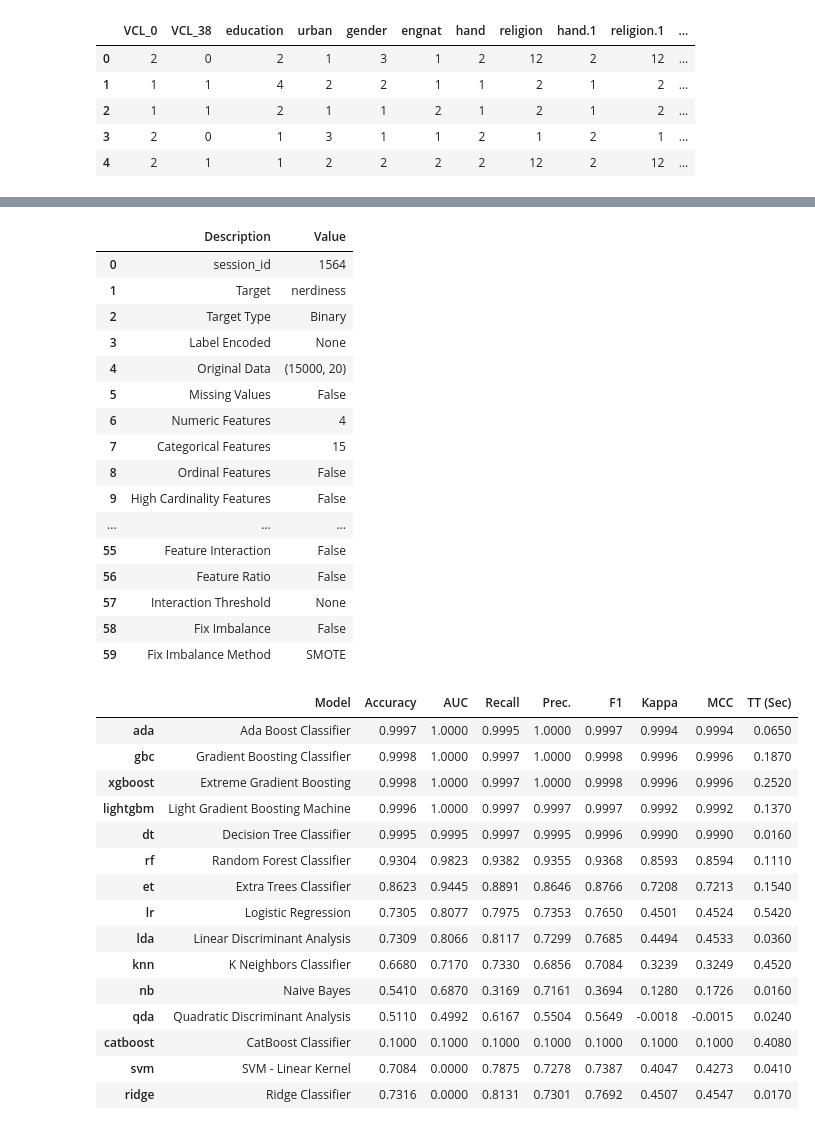
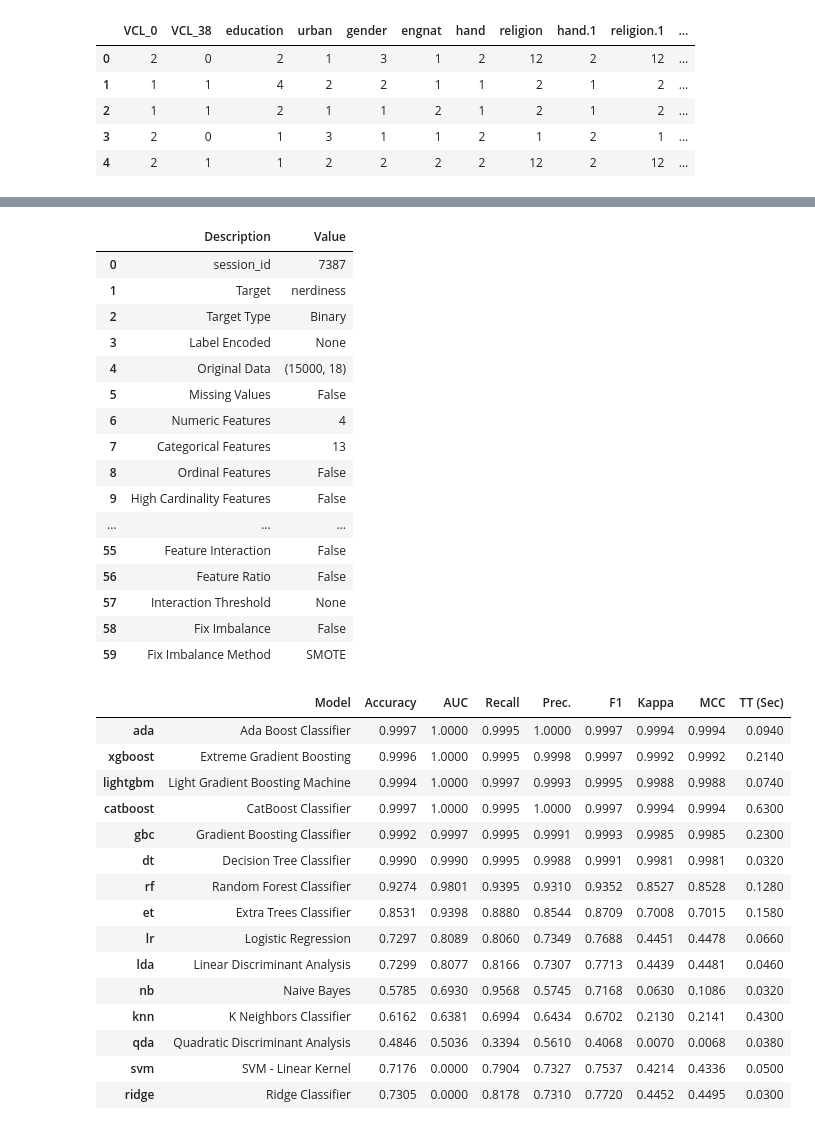
Before and after one commit to Seokii/2022_SWAI_Qualifiers, a Jupyter notebook: notebooks/auto_minseok.ipynb, the cells around one changed output, grey strips where cells are left out. Cells and saved outputs as stored; diff of their text form; code cells hidden in the pictures.

```diff
--- a/notebooks/auto_minseok.ipynb
+++ b/notebooks/auto_minseok.ipynb
@@ -22,17 +95,17 @@ train.head()
 # %%
 from pycaret.classification import *
 # %%
-clf = setup(data = train, target = 'nerdiness')
+clf = setup(data = train_scaled, target = 'nerdiness')
 # %% [output]
 |  | Description | Value |
-| 0 | session_id | 1564 |
+| 0 | session_id | 7387 |
 | 1 | Target | nerdiness |
 | 2 | Target Type | Binary |
 | 3 | Label Encoded | None |
-| 4 | Original Data | (15000, 20) |
+| 4 | Original Data | (15000, 18) |
 | 5 | Missing Values | False |
 | 6 | Numeric Features | 4 |
-| 7 | Categorical Features | 15 |
+| 7 | Categorical Features | 13 |
 | 8 | Ordinal Features | False |
 | 9 | High Cardinality Features | False |
 | ... | ... | ... |
@@ -42,23 +115,23 @@ clf = setup(data = train, target = 'nerdiness')
 | 58 | Fix Imbalance | False |
 | 59 | Fix Imbalance Method | SMOTE |
 # %%
-best_3 = compare_models(sort = 'AUC', n_select = 3)
+best_3 = compare_models(sort = 'AUC', n_select = 5, fold = 5)
 # %% [output]
 |  | Model | Accuracy | AUC | Recall | Prec. | F1 | Kappa | MCC | TT (Sec) |
-| ada | Ada Boost Classifier | 0.9997 | 1.0000 | 0.9995 | 1.0000 | 0.9997 | 0.9994 | 0.9994 | 0.0650 |
-| gbc | Gradient Boosting Classifier | 0.9998 | 1.0000 | 0.9997 | 1.0000 | 0.9998 | 0.9996 | 0.9996 | 0.1870 |
-| xgboost | Extreme Gradient Boosting | 0.9998 | 1.0000 | 0.9997 | 1.0000 | 0.9998 | 0.9996 | 0.9996 | 0.2520 |
-| lightgbm | Light Gradient Boosting Machine | 0.9996 | 1.0000 | 0.9997 | 0.9997 | 0.9997 | 0.9992 | 0.9992 | 0.1370 |
-| dt | Decision Tree Classifier | 0.9995 | 0.9995 | 0.9997 | 0.9995 | 0.9996 | 0.9990 | 0.9990 | 0.0160 |
-| rf | Random Forest Classifier | 0.9304 | 0.9823 | 0.9382 | 0.9355 | 0.9368 | 0.8593 | 0.8594 | 0.1110 |
-| et | Extra Trees Classifier | 0.8623 | 0.9445 | 0.8891 | 0.8646 | 0.8766 | 0.7208 | 0.7213 | 0.1540 |
-| lr | Logistic Regression | 0.7305 | 0.8077 | 0.7975 | 0.7353 | 0.7650 | 0.4501 | 0.4524 | 0.5420 |
-| lda | Linear Discriminant Analysis | 0.7309 | 0.8066 | 0.8117 | 0.7299 | 0.7685 | 0.4494 | 0.4533 | 0.0360 |
-| knn | K Neighbors Classifier | 0.6680 | 0.7170 | 0.7330 | 0.6856 | 0.7084 | 0.3239 | 0.3249 | 0.4520 |
-| nb | Naive Bayes | 0.5410 | 0.6870 | 0.3169 | 0.7161 | 0.3694 | 0.1280 | 0.1726 | 0.0160 |
-| qda | Quadratic Discriminant Analysis | 0.5110 | 0.4992 | 0.6167 | 0.5504 | 0.5649 | -0.0018 | -0.0015 | 0.0240 |
-| catboost | CatBoost Classifier | 0.1000 | 0.1000 | 0.1000 | 0.1000 | 0.1000 | 0.1000 | 0.1000 | 0.4080 |
-| svm | SVM - Linear Kernel | 0.7084 | 0.0000 | 0.7875 | 0.7278 | 0.7387 | 0.4047 | 0.4273 | 0.0410 |
-| ridge | Ridge Classifier | 0.7316 | 0.0000 | 0.8131 | 0.7301 | 0.7692 | 0.4507 | 0.4547 | 0.0170 |
+| ada | Ada Boost Classifier | 0.9997 | 1.0000 | 0.9995 | 1.0000 | 0.9997 | 0.9994 | 0.9994 | 0.0940 |
+| xgboost | Extreme Gradient Boosting | 0.9996 | 1.0000 | 0.9995 | 0.9998 | 0.9997 | 0.9992 | 0.9992 | 0.2140 |
+| lightgbm | Light Gradient Boosting Machine | 0.9994 | 1.0000 | 0.9997 | 0.9993 | 0.9995 | 0.9988 | 0.9988 | 0.0740 |
+| catboost | CatBoost Classifier | 0.9997 | 1.0000 | 0.9995 | 1.0000 | 0.9997 | 0.9994 | 0.9994 | 0.6300 |
+| gbc | Gradient Boosting Classifier | 0.9992 | 0.9997 | 0.9995 | 0.9991 | 0.9993 | 0.9985 | 0.9985 | 0.2300 |
+| dt | Decision Tree Classifier | 0.9990 | 0.9990 | 0.9995 | 0.9988 | 0.9991 | 0.9981 | 0.9981 | 0.0320 |
+| rf | Random Forest Classifier | 0.9274 | 0.9801 | 0.9395 | 0.9310 | 0.9352 | 0.8527 | 0.8528 | 0.1280 |
+| et | Extra Trees Classifier | 0.8531 | 0.9398 | 0.8880 | 0.8544 | 0.8709 | 0.7008 | 0.7015 | 0.1580 |
+| lr | Logistic Regression | 0.7297 | 0.8089 | 0.8060 | 0.7349 | 0.7688 | 0.4451 | 0.4478 | 0.0660 |
+| lda | Linear Discriminant Analysis | 0.7299 | 0.8077 | 0.8166 | 0.7307 | 0.7713 | 0.4439 | 0.4481 | 0.0460 |
+| nb | Naive Bayes | 0.5785 | 0.6930 | 0.9568 | 0.5745 | 0.7168 | 0.0630 | 0.1086 | 0.0320 |
+| knn | K Neighbors Classifier | 0.6162 | 0.6381 | 0.6994 | 0.6434 | 0.6702 | 0.2130 | 0.2141 | 0.4300 |
+| qda | Quadratic Discriminant Analysis | 0.4846 | 0.5036 | 0.3394 | 0.5610 | 0.4068 | 0.0070 | 0.0068 | 0.0380 |
+| svm | SVM - Linear Kernel | 0.7176 | 0.0000 | 0.7904 | 0.7327 | 0.7537 | 0.4214 | 0.4336 | 0.0500 |
+| ridge | Ridge Classifier | 0.7305 | 0.0000 | 0.8178 | 0.7310 | 0.7720 | 0.4452 | 0.4495 | 0.0300 |
 # %%
 blended = blend_models(estimator_list = best_3, fold = 5, method = 'soft')
```
Also changed, not shown: parts of 14 cells of this notebook, 5 other files.
